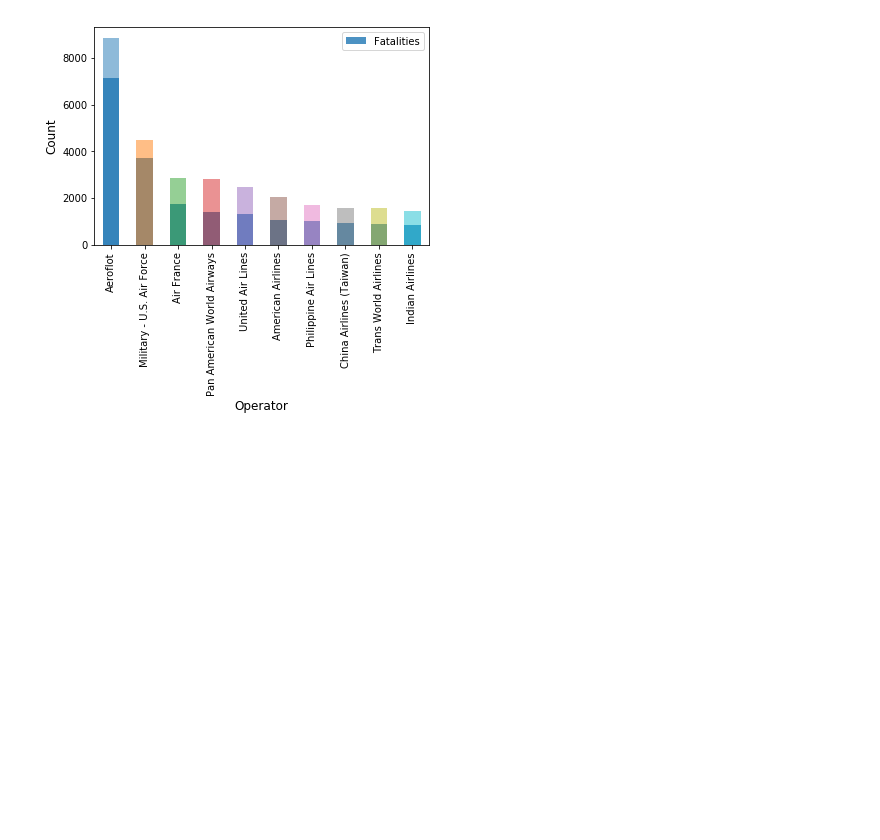
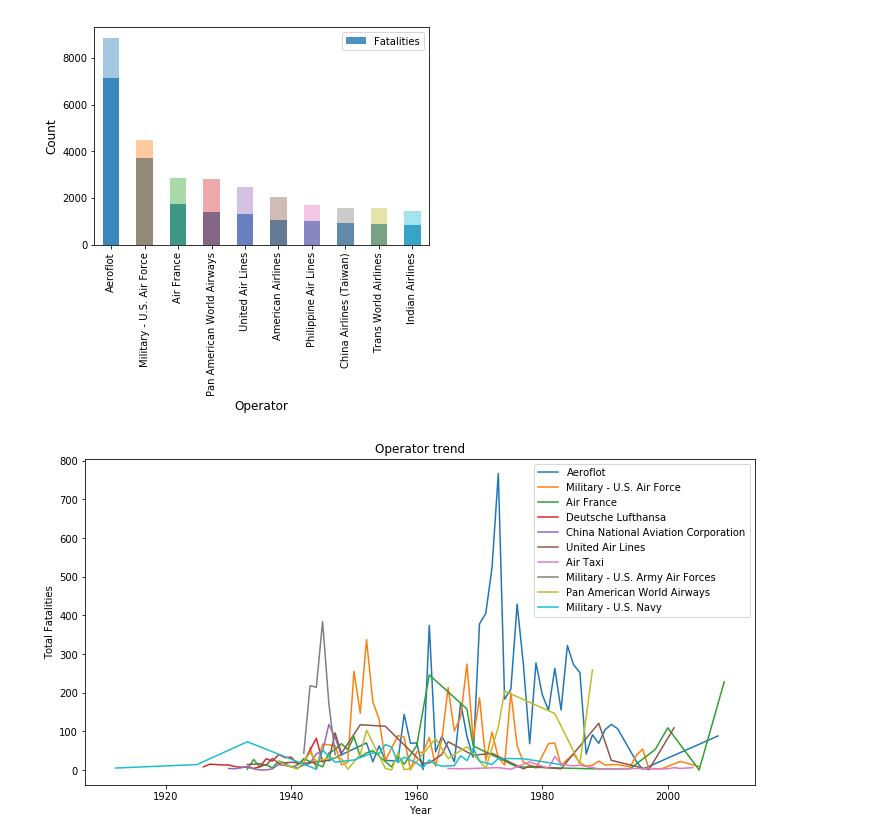
Before and after one commit to LauraJ3053/Project_01, a Jupyter notebook: Airplane_Crashes/Airplane_Crashes.ipynb, the cells around one changed output. Cells and saved outputs as stored; diff of their text form; code cells hidden in the pictures; blank space fills up the shorter version.

Commit message:
Compiled group work and start of PowerPoint

```diff
--- a/Airplane_Crashes/Airplane_Crashes.ipynb
+++ b/Airplane_Crashes/Airplane_Crashes.ipynb
@@ -297,3 +313,21 @@ fatal_chart.set_ylabel("Count", fontsize=12)
 plt.show()
 # %% [output]
 [figure]
+# %%
+operator_count = Counter(df['Operator'].dropna().tolist()).most_common(10)
+operator_list = [operator[0] for operator in operator_count]
+operator_trend = df[['Operator','Year','Fatalities']].groupby(['Operator','Year']).agg(['sum','count'])
+operator_trend = operator_trend['Fatalities'].reset_index()
+
+fig,ax = plt.subplots(figsize=(12,6))
+plt.title('Operator trend')
+plt.ylabel('Total Fatalities')
+plt.xlabel('Year')
+for operator in operator_list:
+    operator_trend[operator_trend['Operator'] == operator].plot(x = 'Year',
+                                                                y = 'sum',
+                                                                linewidth=1.5,
+                                                                ax=ax,
+                                                                label=operator)
+# %% [output]
+[figure, added]
```
Also changed, not shown: parts of 5 cells of this notebook, 16 other files.
